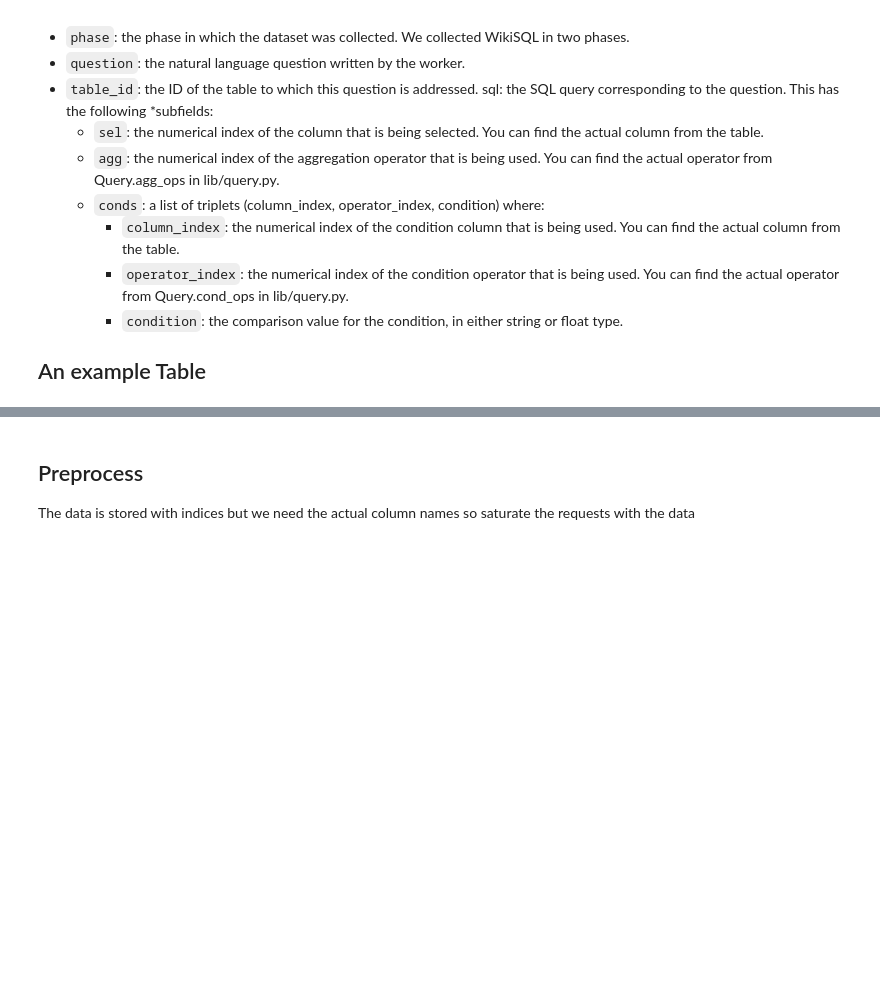
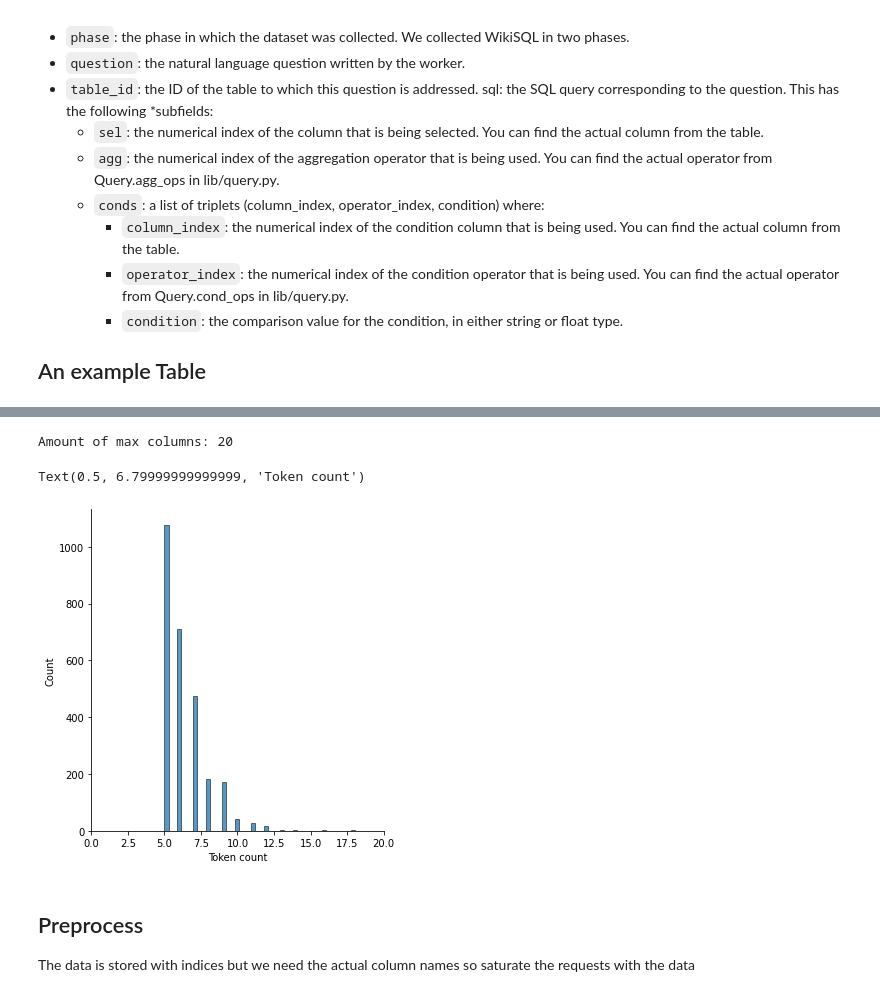
Before and after one commit to Blaxzter/UM_ANLP_Project-Text_to_SQL, a Jupyter notebook: SeqToSQL/src/ANLP_Project_SeqToSQL.ipynb, the cells around one changed output, grey strips where cells are left out. Saved outputs shown, nothing was run; the diff lists cells and outputs as text; code cells hidden in the pictures; blank space fills up the shorter version.

```diff
--- a/SeqToSQL/src/ANLP_Project_SeqToSQL.ipynb
+++ b/SeqToSQL/src/ANLP_Project_SeqToSQL.ipynb
@@ -83,13 +122,17 @@ print(json.dumps(dev_table_data[0], indent=2))
 # %%
 column_amount = []
 for table in dev_table_data:
     column_amount.append(len(table['header']))
 
 print(f'Amount of max columns: {np.max(column_amount)}')
 
-sns.distplot(column_amount)
+sns.displot(column_amount)
 plt.xlim([0, 20])
 plt.xlabel('Token count')
+# %% [output]
+Amount of max columns: 20
+Text(0.5, 6.79999999999999, 'Token count')
+[figure, added]
 # %% [markdown]
 ## Preprocess
 
```
Also changed, not shown: parts of 29 cells of this notebook.
